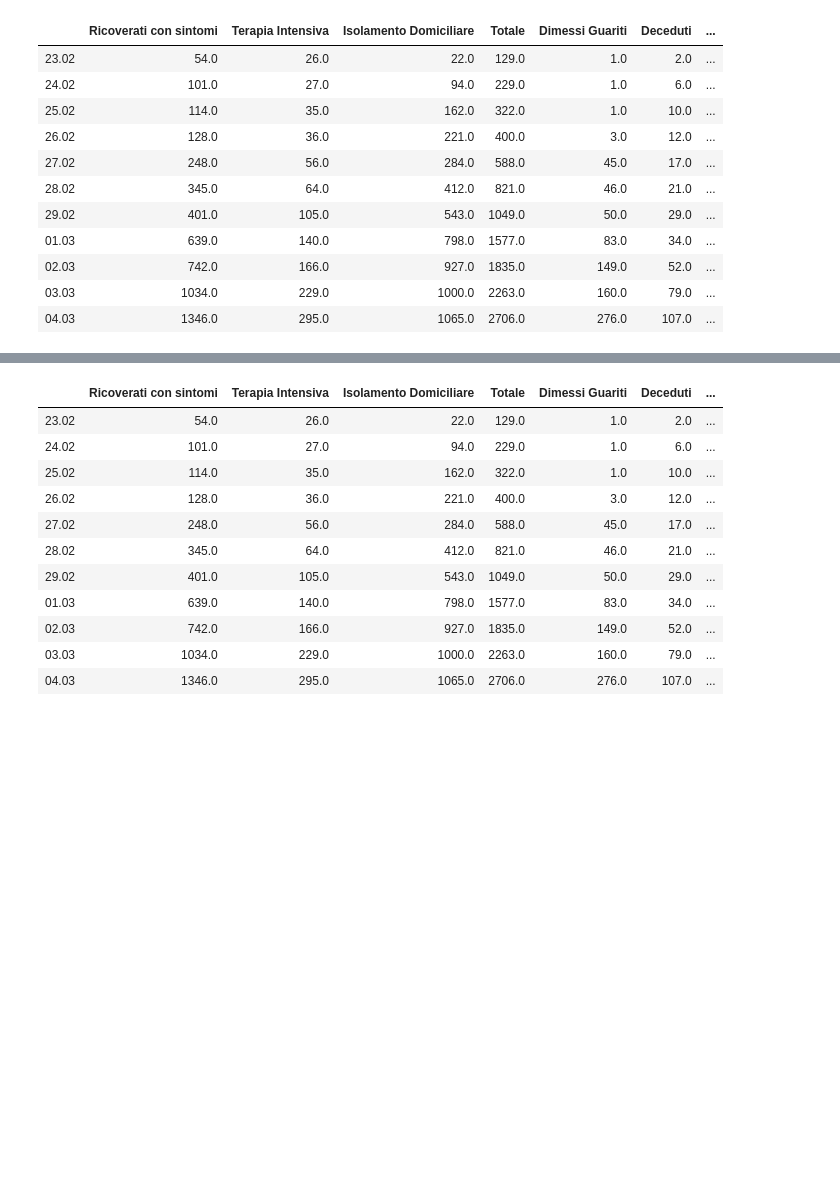
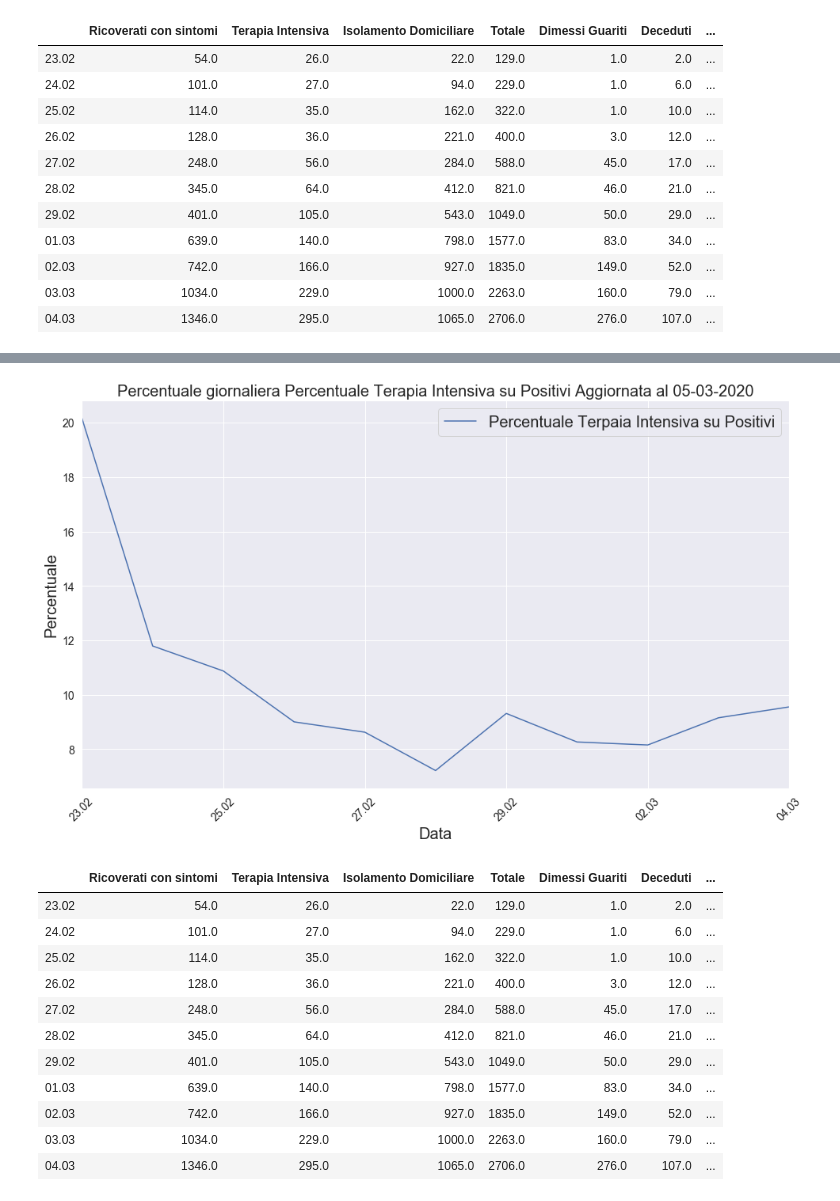
Before and after one commit to carlotorniai/COVID-19-Italy, a Jupyter notebook: notebooks/Data processing.ipynb, the cells around one changed output, grey strips where cells are left out. Cells and saved outputs as stored; diff of their text form; code cells hidden in the pictures; blank space fills up the shorter version.

```diff
--- a/notebooks/Data processing.ipynb
+++ b/notebooks/Data processing.ipynb
@@ -58,3 +131,20 @@ summary
+# %%
+## Plotting the pwercentage
+plt.rcParams.update({'font.size': 22})
+plt.rcParams["figure.figsize"] = [16,9]
+plt.rc('xtick',labelsize=14, )
+plt.rc('ytick',labelsize=14)
+ax = summary_rounded.plot(x='Data',y=['Percentuale Terpaia Intensiva su Positivi'])
+
+ax.set_ylabel("Percentuale", fontname="Arial", fontsize=20)
+ax.set_xlabel("Data", fontname="Arial", fontsize=20)
+ax.legend(loc=0, prop={'size': 20})
+ax.set_title("Percentuale giornaliera Percentuale Terapia Intensiva su Positivi Aggiornata al " + today_string,\
+             fontname='Arial', fontsize=20)
+plt.xticks(rotation=45)
+plt.savefig('../plots/Percentuale_Intensiva'+today_string+'_ita.png')
+# %% [output]
+[figure, added]
 # %%
 summary_ext = summary.copy()
 # %%
```
Also changed, not shown: parts of 12 cells of this notebook, 1 other file.
